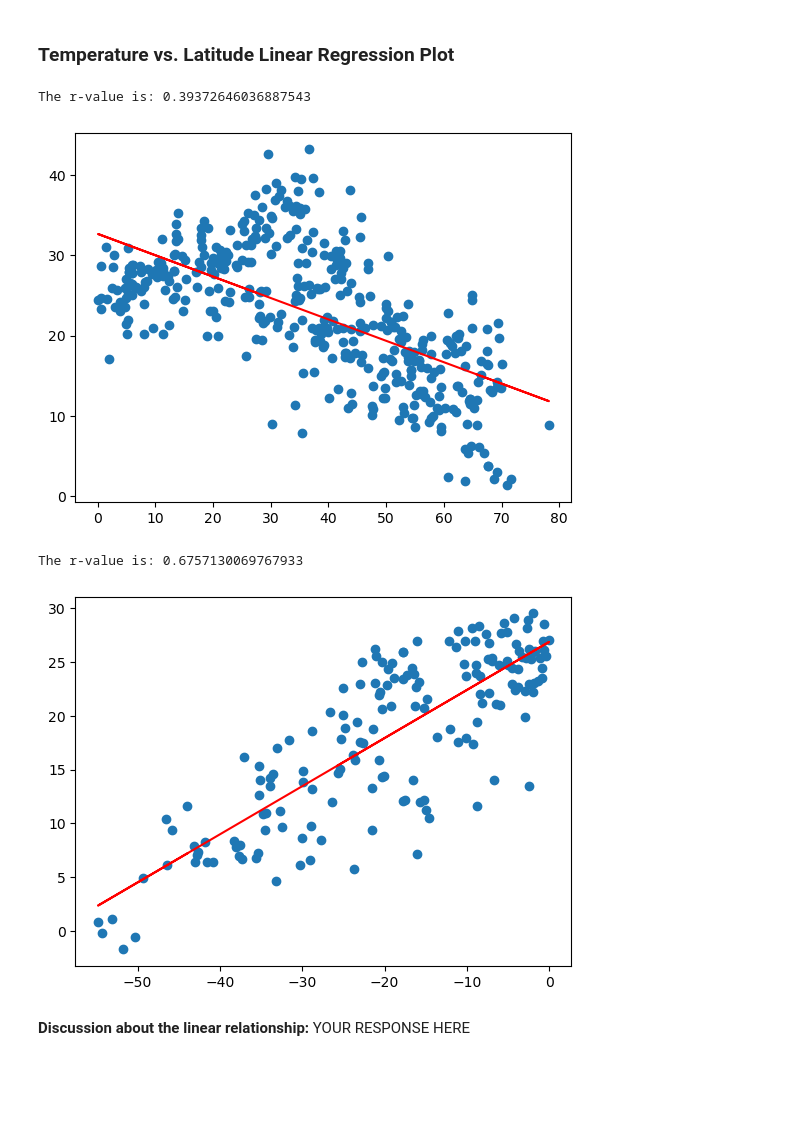
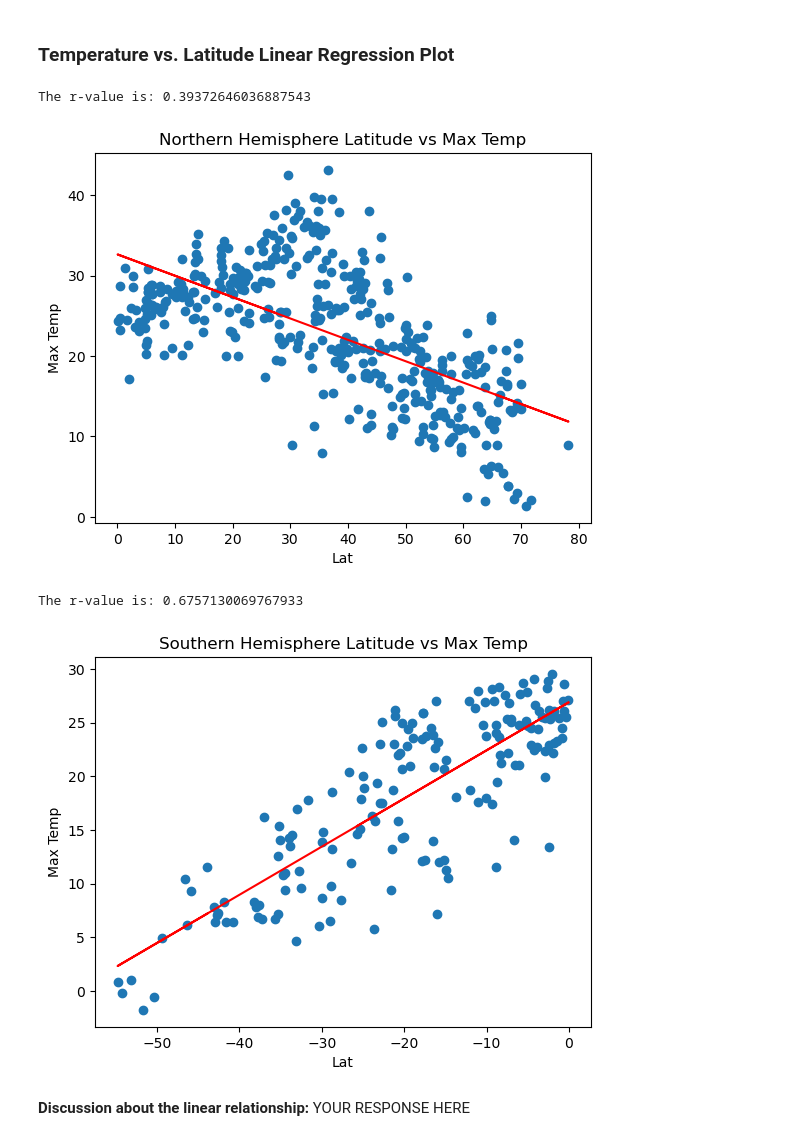
Before and after one commit to fincherc/python-api-challenge, a Jupyter notebook: WeatherPy/WeatherPy.ipynb, the cells around one changed output. Drawn from its saved outputs; the diff is of its cells as text; code cells hidden in the pictures; blank space fills up the shorter version.

Commit message:
Getting the graphs approrpriately adjusted

```diff
--- a/WeatherPy/WeatherPy.ipynb
+++ b/WeatherPy/WeatherPy.ipynb
@@ -274,14 +274,16 @@ plt.show()
 ## Requirement 2: Compute Linear Regression for Each Relationship
 # %%
 # Define a function to create Linear Regression plots
-def lin_regress_plots(x_values, y_values):
+def lin_regress_plots(x_values, y_values, x_axis_label, y_axis_label, title):
     (slope, intercept, rvalue, pvalue, stderr) = stats.linregress(x_values, y_values)
     regress_values = x_values * slope + intercept
     line_eq = "y = " + str(round(slope,2)) + "x +" + str(round(intercept,2))
 
     plt.scatter(x_values,y_values)
     plt.plot(x_values,regress_values,"r-")
-    # plt.annotate(line_eq,(15,5),fontsize=10,color="red")
+    plt.title(title)
+    plt.xlabel(x_axis_label)
+    plt.ylabel(y_axis_label)
 
     print(f"The r-value is: {rvalue**2}")
     plt.show()
@@ -317,16 +319,16 @@ southern_hemi_df.head()
 ###  Temperature vs. Latitude Linear Regression Plot
 # %%
 # Linear regression on Northern Hemisphere
-lin_regress_plots(northern_hemi_df["Lat"], northern_hemi_df["Max Temp"])
+lin_regress_plots(northern_hemi_df["Lat"], northern_hemi_df["Max Temp"], "Lat", "Max Temp", "Northern Hemisphere Latitude vs Max Temp")
 # %% [output]
 The r-value is: 0.39372646036887543
-[figure, old version]
+[figure, new version]
 # %%
 # Linear regression on Southern Hemisphere
-lin_regress_plots(southern_hemi_df["Lat"], southern_hemi_df["Max Temp"])
+lin_regress_plots(southern_hemi_df["Lat"], southern_hemi_df["Max Temp"], "Lat", "Max Temp", "Southern Hemisphere Latitude vs Max Temp")
 # %% [output]
 The r-value is: 0.6757130069767933
-[figure, old version]
+[figure, new version]
 # %% [markdown]
 **Discussion about the linear relationship:** YOUR RESPONSE HERE
 # %% [markdown]
```
Also changed, not shown: parts of 6 cells of this notebook.
